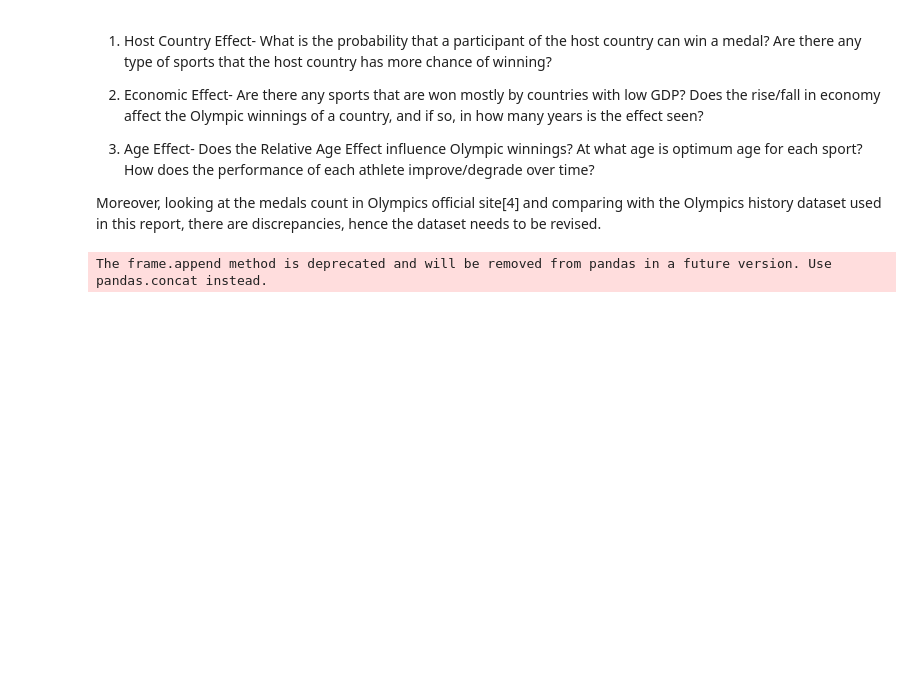
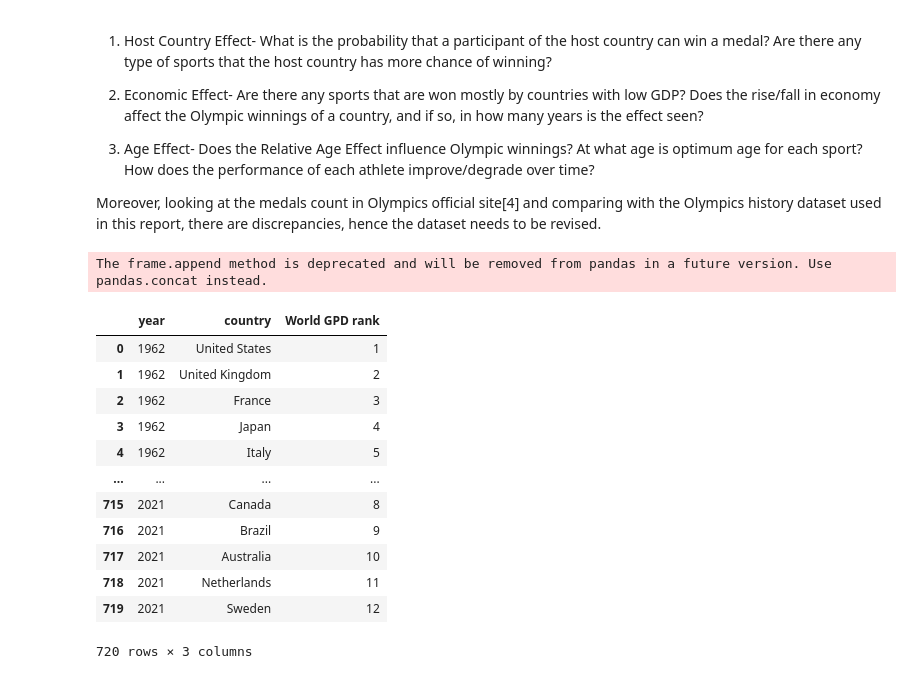
Before and after one commit to B23579/-anomaly-detection, a Jupyter notebook: data-visualization/analysis with update data.ipynb, the cells around one changed output. Cells and saved outputs as stored; diff of their text form; code cells hidden in the pictures; blank space fills up the shorter version.

```diff
--- a/data-visualization/analysis with update data.ipynb
+++ b/data-visualization/analysis with update data.ipynb
@@ -229,4 +230,20 @@ The frame.append method is deprecated and will be removed from pandas in a futur
 # %%
 df2['year'] = df2['year'].astype(int)
 df2['World GPD rank'] = df2['World GPD rank'].astype(int)
+# %%
+df2
+# %% [output]
+|  | year | country | World GPD rank |
+| 0 | 1962 | United States | 1 |
+| 1 | 1962 | United Kingdom | 2 |
+| 2 | 1962 | France | 3 |
+| 3 | 1962 | Japan | 4 |
+| 4 | 1962 | Italy | 5 |
+| ... | ... | ... | ... |
+| 715 | 2021 | Canada | 8 |
+| 716 | 2021 | Brazil | 9 |
+| 717 | 2021 | Australia | 10 |
+| 718 | 2021 | Netherlands | 11 |
+| 719 | 2021 | Sweden | 12 |
+720 rows × 3 columns
 # %%
```
Also changed, not shown: parts of 4 cells of this notebook, 1 other file.
